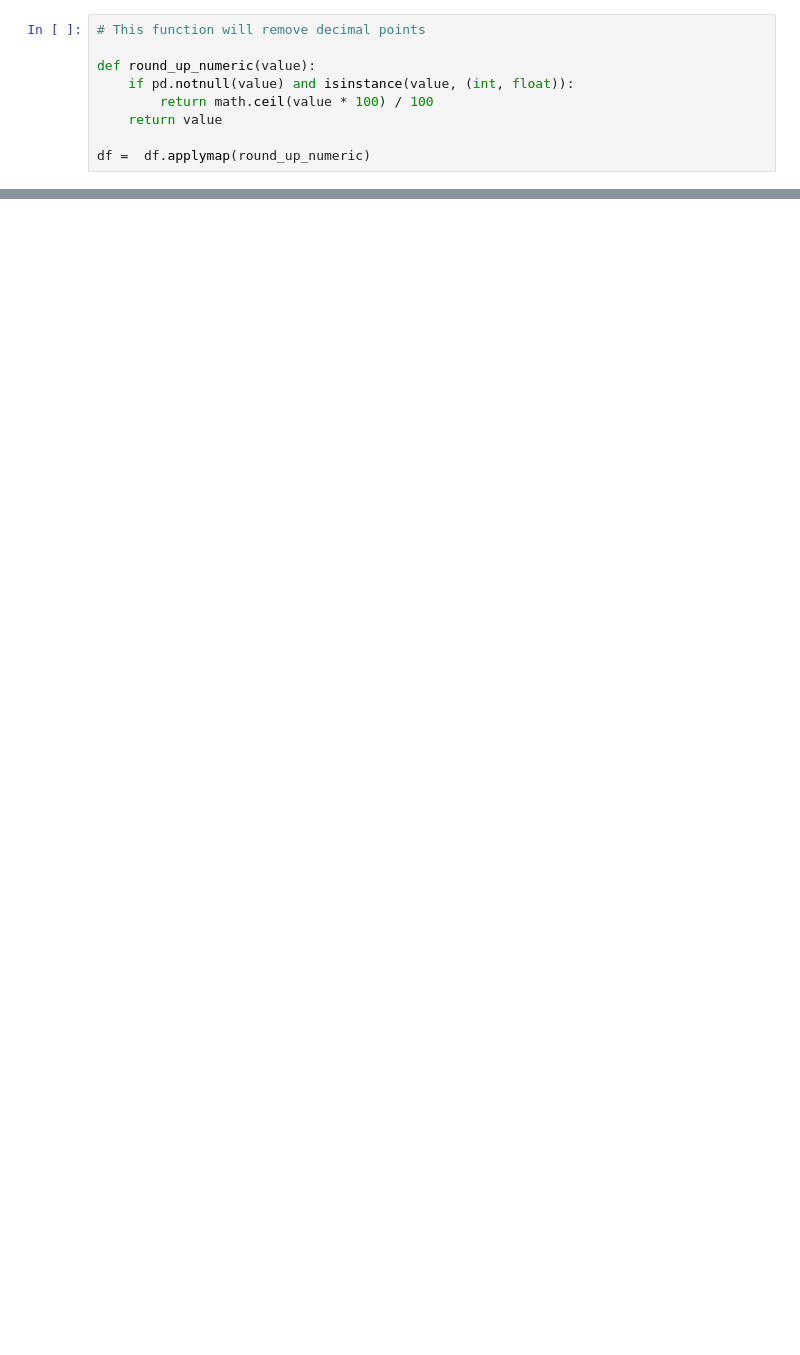
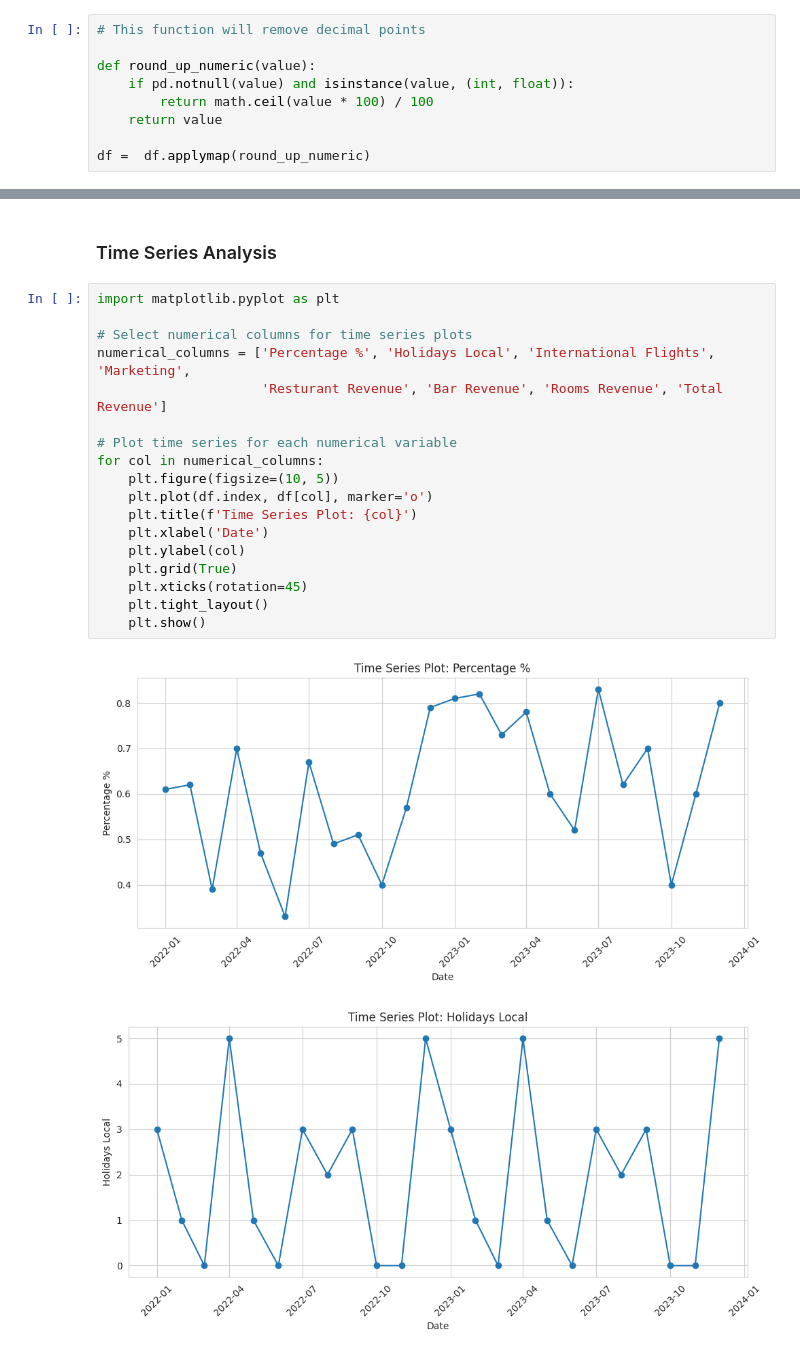
Before and after one commit to Danpr1984/hotelbudget, a Jupyter notebook: datacollection.ipynb, the cells around one changed output, grey strips where cells are left out. Drawn from its saved outputs; the diff is of its cells as text; blank space fills up the shorter version.

```diff
--- a/datacollection.ipynb
+++ b/datacollection.ipynb
@@ -142,0 +234,23 @@ profile.to_notebook_iframe()
+# %% [markdown]
+### Time Series Analysis
+# %%
+import matplotlib.pyplot as plt
+
+# Select numerical columns for time series plots
+numerical_columns = ['Percentage %', 'Holidays Local', 'International Flights', 'Marketing',
+                     'Resturant Revenue', 'Bar Revenue', 'Rooms Revenue', 'Total Revenue']
+
+# Plot time series for each numerical variable
+for col in numerical_columns:
+    plt.figure(figsize=(10, 5))
+    plt.plot(df.index, df[col], marker='o')
+    plt.title(f'Time Series Plot: {col}')
+    plt.xlabel('Date')
+    plt.ylabel(col)
+    plt.grid(True)
+    plt.xticks(rotation=45)
+    plt.tight_layout()
+    plt.show()
+# %% [output]
+[figure, added]
+[figure, added]
```
Also changed, not shown: parts of 32 cells of this notebook, 2 other files.
